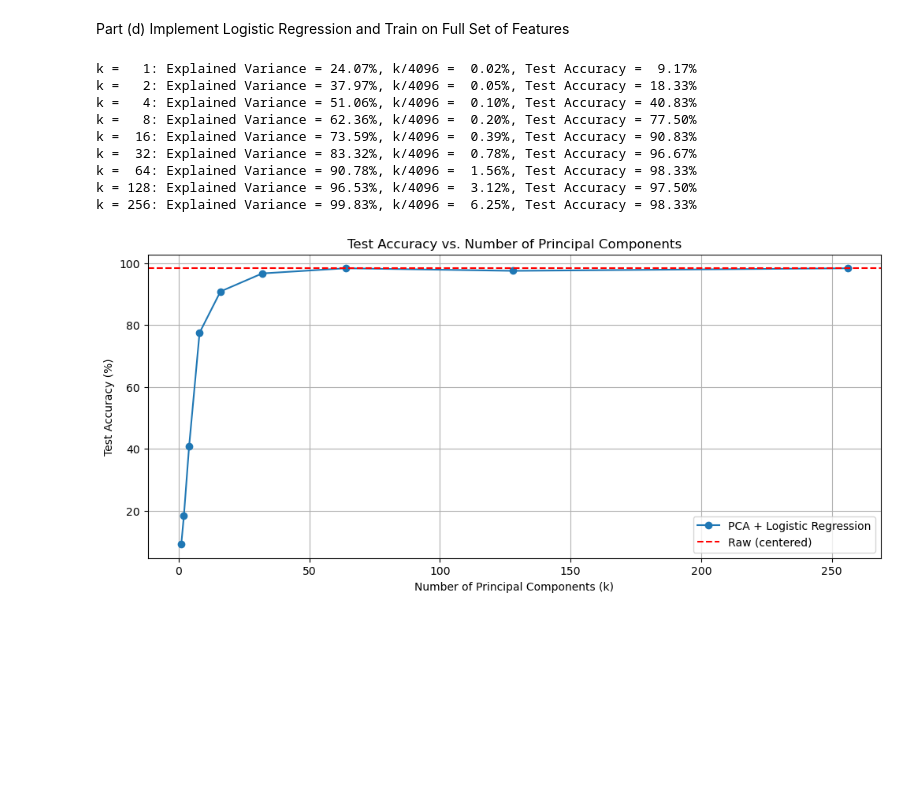
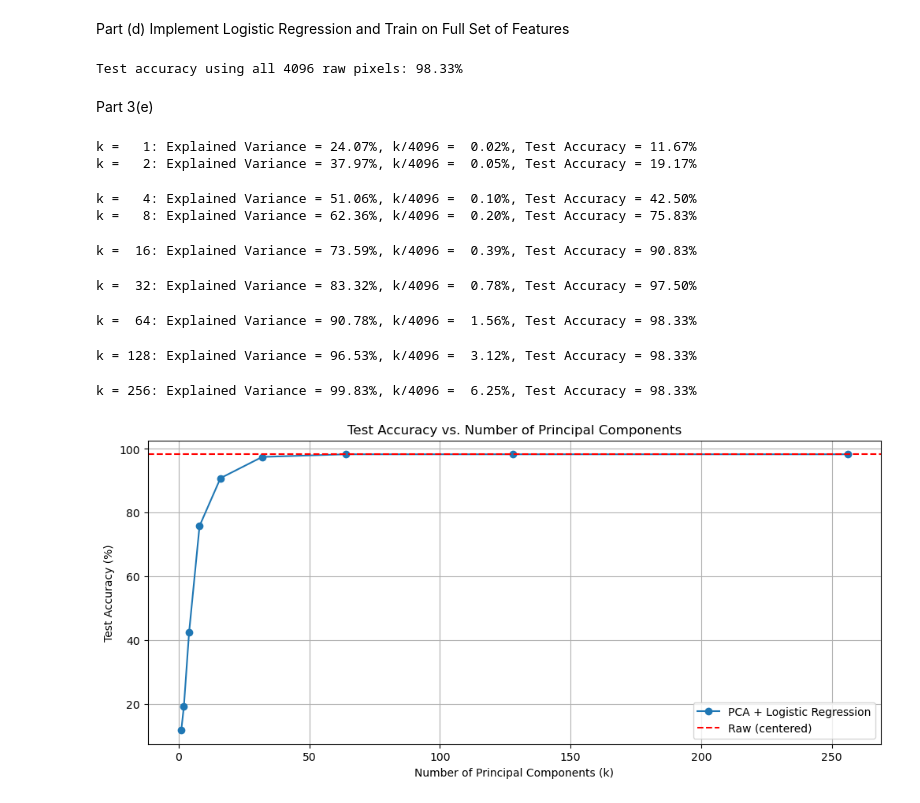
Before and after one commit to MaoMao-ai/ECE-580, a Jupyter notebook: HW5/hw5_starter_code.ipynb, the cells around one changed output. Cells and saved outputs as stored; diff of their text form; code cells hidden in the pictures; blank space fills up the shorter version.

```diff
--- a/HW5/hw5_starter_code.ipynb
+++ b/HW5/hw5_starter_code.ipynb
@@ -105,3 +148,41 @@ Part (d) Implement Logistic Regression and Train on Full Set of Features
+# %%
+# ------------------------------
+# Define logistic regression model and solve (using pytorch+SGD or scikitlearn)
+# remember to print your test accuracy on full dimensions.
+# ------------------------------
+from sklearn.linear_model import LogisticRegression
+from sklearn.metrics import accuracy_score
+
+# Step 1: Convert tensors to NumPy arrays
+X_train_np = X_train.cpu().numpy()     # shape: (280, 4096)
+X_test_np = X_test.cpu().numpy()       # shape: (120, 4096)
+y_train_np = y_train.cpu().numpy()     # shape: (280,)
+y_test_np = y_test.cpu().numpy()       # shape: (120,)
+
+# Step 2: Train logistic regression on full features
+clf_raw = LogisticRegression(max_iter=1000, solver='saga', multi_class='multinomial')
+clf_raw.fit(X_train_np, y_train_np)
+
+# Step 3: Predict and evaluate on test set
+y_pred_raw = clf_raw.predict(X_test_np)
+accuracy_raw = accuracy_score(y_test_np, y_pred_raw) * 100
+
+
+print(f"Test accuracy using all 4096 raw pixels: {accuracy_raw:.2f}%")
+# %% [output]
+Test accuracy using all 4096 raw pixels: 98.33%
+# %% [markdown]
+Part 3(e)
+# %%
+
+eigvecs = torch.from_numpy(Vt.T).float().to(device)  # shape (4096, 4096)
+eigvals = torch.from_numpy((S**2 / (280 - 1))).float().to(device)  # shape (4096,)
+total_variance = torch.sum(eigvals)
+
+X_train_centered = torch.from_numpy(X_train_np - X_mean).float().to(device)
+X_test_centered  = torch.from_numpy(X_test_np - X_mean).float().to(device)
+
+num_classed = 40
 # %%
 # ------------------------------
 # PCA + Logistic Regression for different k values
@@ -120,42 +201,49 @@ for k in k_list:
     X_test_pca  = X_test_centered @ pcs   # shape (n_test, k)
 
     # Compute explained variance ratio for top-k components (in percent)
     explained = torch.sum(eigvals[:k]) / total_variance
     explained_variances.append(explained.item() * 100)
 
     # Compute ratio of k to total dimension (as percent)
     k_ratios.append((k / X_train_centered.shape[1]) * 100)
 
     # Train logistic regression on PCA-reduced data
-    model_pca = LogisticRegression(input_dim=k, num_classes=num_classes).to(device)
-    accuracy_pca = train_model(model_pca, X_train_pca, y_train, X_test_pca, y_test)
+    X_train_pca_np = X_train_pca.cpu().numpy()
+    X_test_pca_np = X_test_pca.cpu().numpy()
+    y_train_np = y_train.cpu().numpy()
+    y_test_np = y_test.cpu().numpy()
+
+    clf = LogisticRegression(max_iter=1000, solver='saga', multi_class='multinomial')
+    clf.fit(X_train_pca_np, y_train_np)
+    y_pred = clf.predict(X_test_pca_np)
+    accuracy_pca = accuracy_score(y_test_np, y_pred) * 100
     pca_accuracies.append(accuracy_pca)
 
     print(f"k = {k:3d}: Explained Variance = {explained.item()*100:5.2f}%, k/4096 = {k/4096*100:5.2f}%, Test Accuracy = {accuracy_pca:5.2f}%")
 
 # ------------------------------
 # Plot Test Accuracy and Explained Variance vs. k
 # ------------------------------
 plt.figure(figsize=(12, 5))
 
 # Plot Test Accuracy vs. k
 plt.plot(k_list, pca_accuracies, marker='o', label='PCA + Logistic Regression')
 plt.axhline(y=accuracy_raw, color='red', linestyle='--', label='Raw (centered)')
 plt.xlabel("Number of Principal Components (k)")
 plt.ylabel("Test Accuracy (%)")
 plt.title("Test Accuracy vs. Number of Principal Components")
 plt.legend()
 plt.grid(True)
 
 plt.show()
 # %% [output]
-k =   1: Explained Variance = 24.07%, k/4096 =  0.02%, Test Accuracy =  9.17%
-k =   2: Explained Variance = 37.97%, k/4096 =  0.05%, Test Accuracy = 18.33%
-k =   4: Explained Variance = 51.06%, k/4096 =  0.10%, Test Accuracy = 40.83%
-k =   8: Explained Variance = 62.36%, k/4096 =  0.20%, Test Accuracy = 77.50%
-k =  16: Explained Variance = 73.59%, k/4096 =  0.39%, Test Accuracy = 90.83%
-k =  32: Explained Variance = 83.32%, k/4096 =  0.78%, Test Accuracy = 96.67%
-k =  64: Explained Variance = 90.78%, k/4096 =  1.56%, Test Accuracy = 98.33%
-k = 128: Explained Variance = 96.53%, k/4096 =  3.12%, Test Accuracy = 97.50%
-k = 256: Explained Variance = 99.83%, k/4096 =  6.25%, Test Accuracy = 98.33%
+k =   1: Explained Variance = 24.07%, k/4096 =  0.02%, Test Accuracy = 11.67%
+k =   2: Explained Variance = 37.97%, k/4096 =  0.05%, Test Accuracy = 19.17%
+k =   4: Explained Variance = 51.06%, k/4096 =  0.10%, Test Accuracy = 42.50%
+k =   8: Explained Variance = 62.36%, k/4096 =  0.20%, Test Accuracy = 75.83%
+k =  16: Explained Variance = 73.59%, k/4096 =  0.39%, Test Accuracy = 90.83%
+k =  32: Explained Variance = 83.32%, k/4096 =  0.78%, Test Accuracy = 97.50%
+k =  64: Explained Variance = 90.78%, k/4096 =  1.56%, Test Accuracy = 98.33%
+k = 128: Explained Variance = 96.53%, k/4096 =  3.12%, Test Accuracy = 98.33%
+k = 256: Explained Variance = 99.83%, k/4096 =  6.25%, Test Accuracy = 98.33%
-[figure, old version]
+[figure, new version]
```
Also changed, not shown: parts of 6 cells of this notebook.
